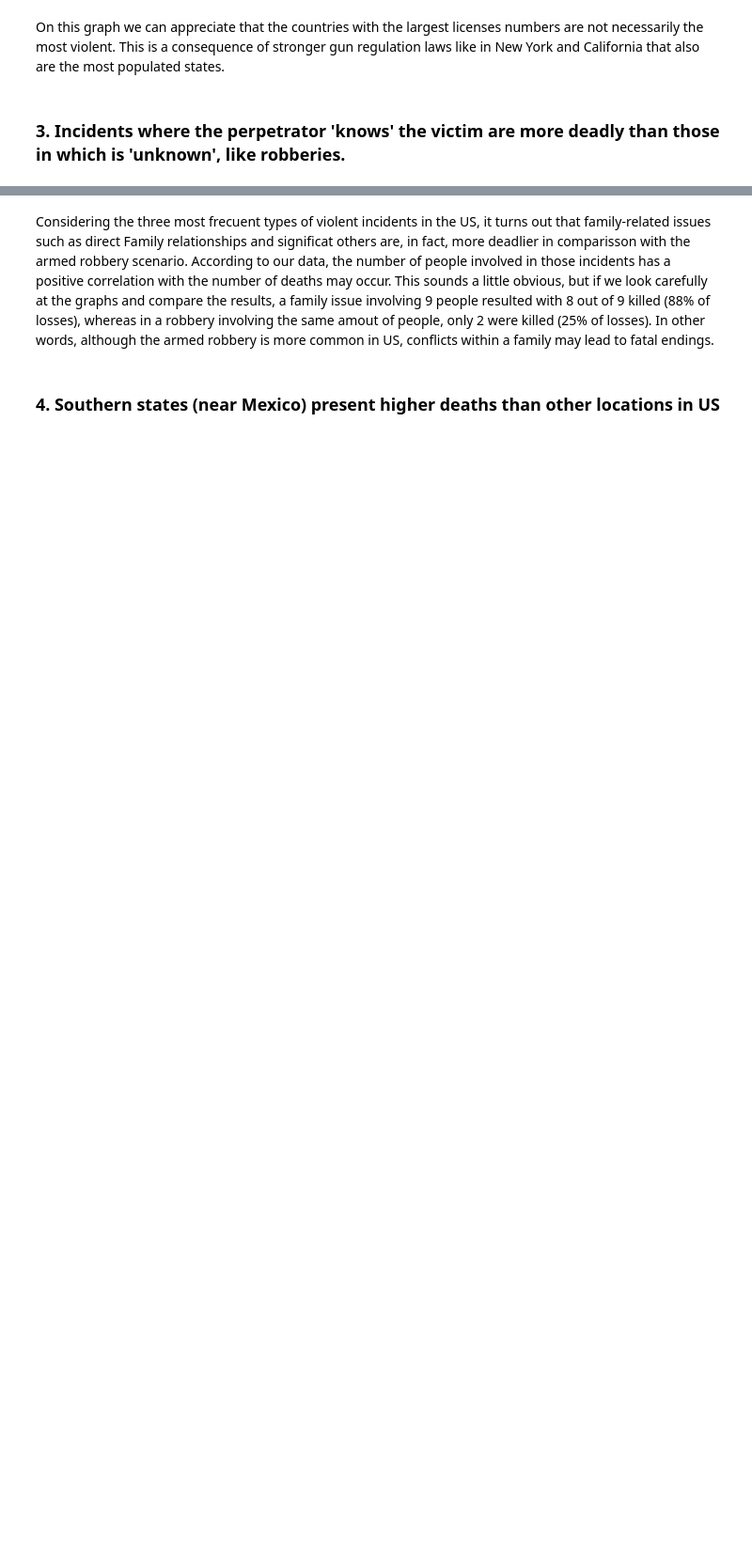
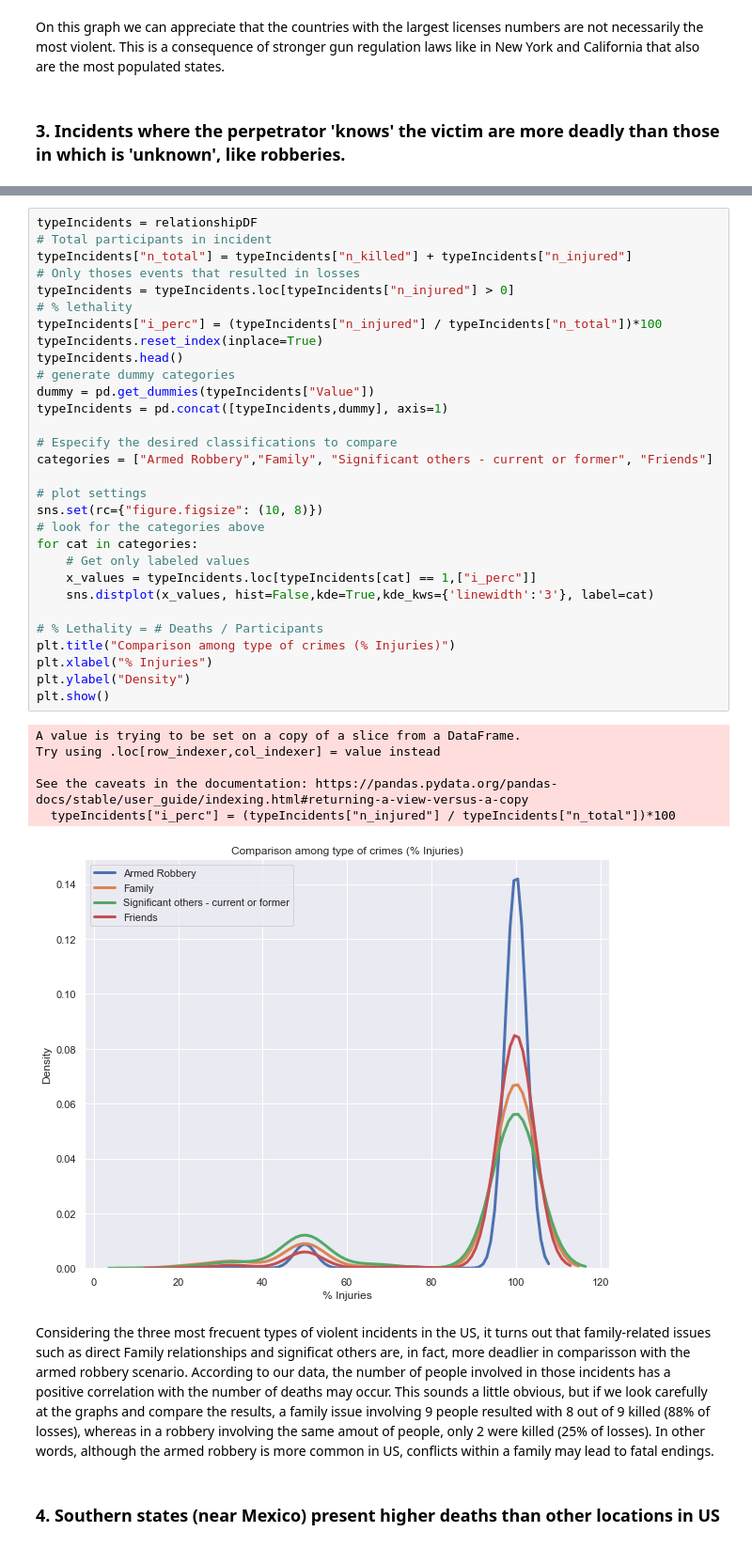
Before and after one commit to palolo02/Project1, a Jupyter notebook: Crime in US.ipynb, the cells around one changed output, grey strips where cells are left out. Shown: that part at 94% size. Cells and saved outputs as stored; diff of their text form; blank space fills up the shorter version.

```diff
--- a/Crime in US.ipynb
+++ b/Crime in US.ipynb
@@ -628,3 +579,40 @@ for val in values:
+# %%
+typeIncidents = relationshipDF
+# Total participants in incident
+typeIncidents["n_total"] = typeIncidents["n_killed"] + typeIncidents["n_injured"]
+# Only thoses events that resulted in losses
+typeIncidents = typeIncidents.loc[typeIncidents["n_injured"] > 0]
+# % lethality
+typeIncidents["i_perc"] = (typeIncidents["n_injured"] / typeIncidents["n_total"])*100
+typeIncidents.reset_index(inplace=True)
+typeIncidents.head()
+# generate dummy categories
+dummy = pd.get_dummies(typeIncidents["Value"])
+typeIncidents = pd.concat([typeIncidents,dummy], axis=1)
+
+# Especify the desired classifications to compare
+categories = ["Armed Robbery","Family", "Significant others - current or former", "Friends"]
+
+# plot settings
+sns.set(rc={"figure.figsize": (10, 8)})
+# look for the categories above
+for cat in categories:
+    # Get only labeled values
+    x_values = typeIncidents.loc[typeIncidents[cat] == 1,["i_perc"]]
+    sns.distplot(x_values, hist=False,kde=True,kde_kws={'linewidth':'3'}, label=cat)
+
+# % Lethality = # Deaths / Participants
+plt.title("Comparison among type of crimes (% Injuries)")
+plt.xlabel("% Injuries")
+plt.ylabel("Density")
+plt.show()
+# %% [output]
+A value is trying to be set on a copy of a slice from a DataFrame.
+Try using .loc[row_indexer,col_indexer] = value instead
+
+See the caveats in the documentation: https://pandas.pydata.org/pandas-docs/stable/user_guide/indexing.html#returning-a-view-versus-a-copy
+  typeIncidents["i_perc"] = (typeIncidents["n_injured"] / typeIncidents["n_total"])*100
+[figure, added]
 # %% [markdown]
 Considering the three most frecuent types of violent incidents in the US, it turns out that family-related issues such as direct Family relationships and significat others are, in fact, more deadlier in comparisson with the armed robbery scenario.
 According to our data, the number of people involved in those incidents has a positive correlation with the number of deaths may occur. This sounds a little obvious, but if we look carefully at the graphs and compare the results, a family issue involving 9 people resulted with 8 out of 9 killed (88% of losses), whereas in a robbery involving the same amout of people, only 2 were killed (25% of losses). In other words, although the armed robbery is more common in US, conflicts within a family may lead to fatal endings.
```
Also changed, not shown: parts of 13 cells of this notebook.
